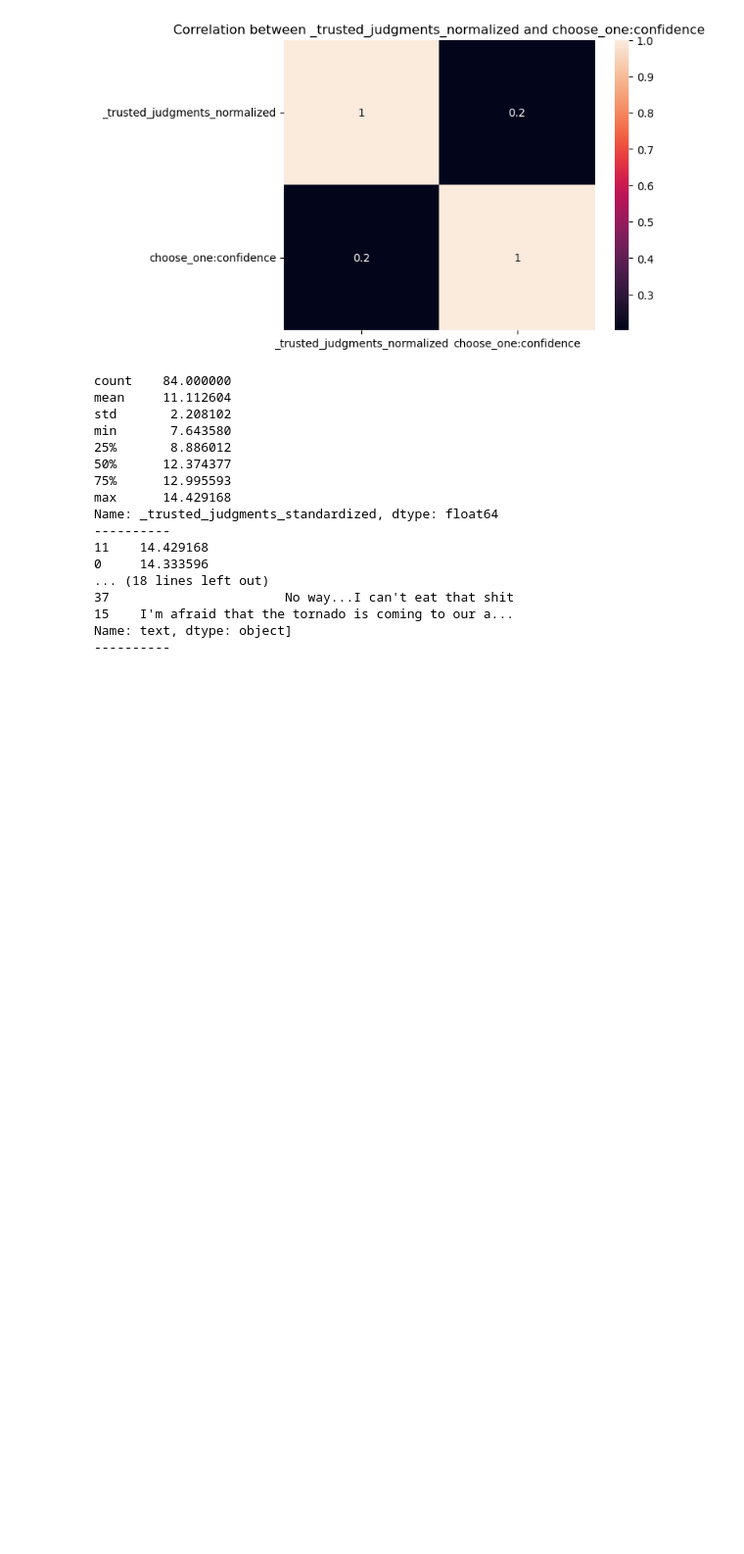
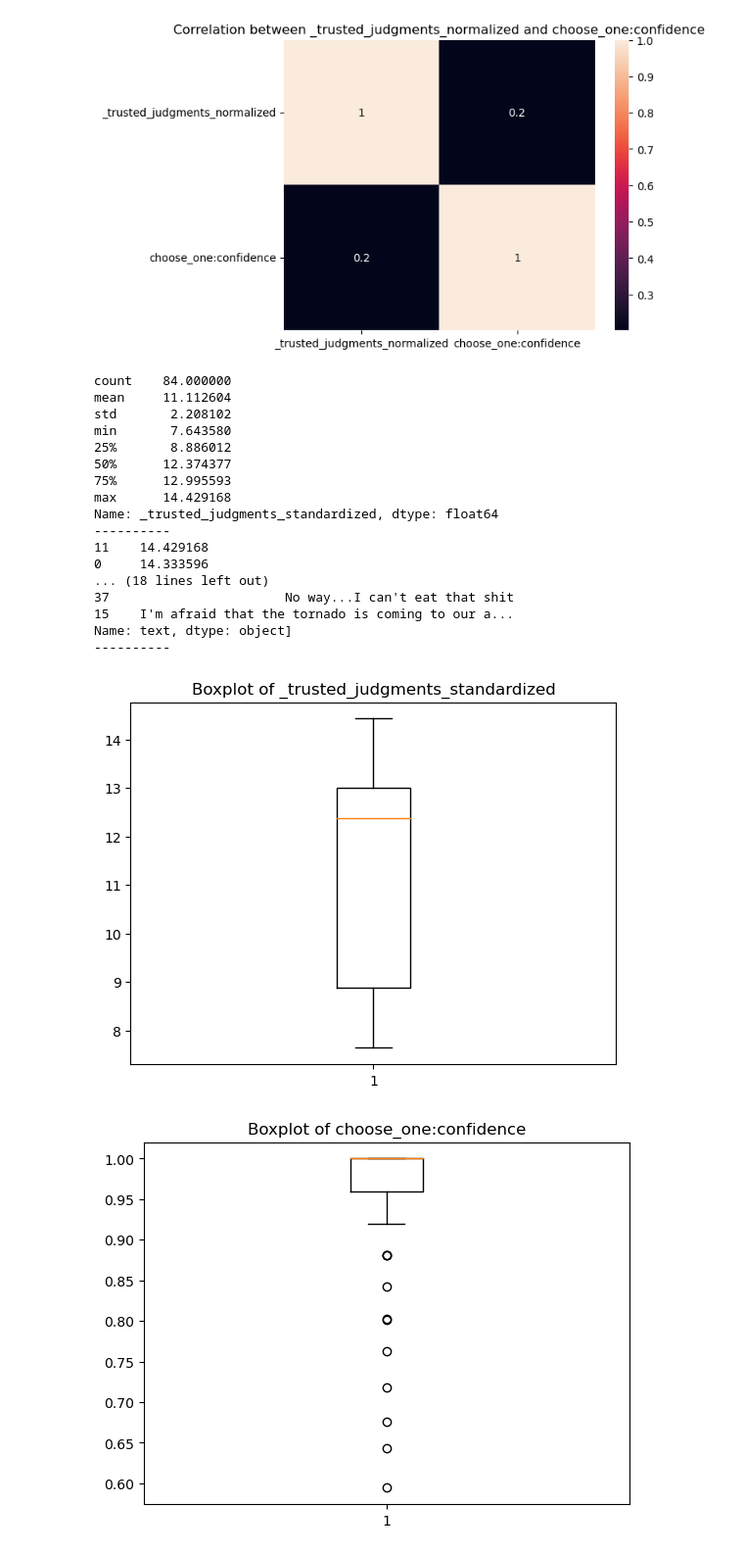
Before and after one commit to magnusrodseth/disaster-tweets, a Jupyter notebook: assignment-1.ipynb, the cells around one changed output. Shown at 98% size. Saved outputs shown, nothing was run; the diff lists cells and outputs as text; code cells hidden in the pictures; blank space fills up the shorter version.

```diff
--- a/assignment-1.ipynb
+++ b/assignment-1.ipynb
@@ -497,3 +497,16 @@ Name: _trusted_judgments_standardized, dtype: float64
 15    I'm afraid that the tornado is coming to our a...
 Name: text, dtype: object]
 ----------
+# %%
+# Create a boxplot for the `_trusted_judgments_standardized` column
+plt.boxplot(df['_trusted_judgments_standardized'])
+plt.title("Boxplot of _trusted_judgments_standardized")
+plt.show()
+
+# Create a boxplot of the `choose_one:confidence` column
+plt.boxplot(df['choose_one:confidence'])
+plt.title("Boxplot of choose_one:confidence")
+plt.show()
+# %% [output]
+[figure, added]
+[figure, added]
```
Also changed, not shown: parts of 3 cells of this notebook.
